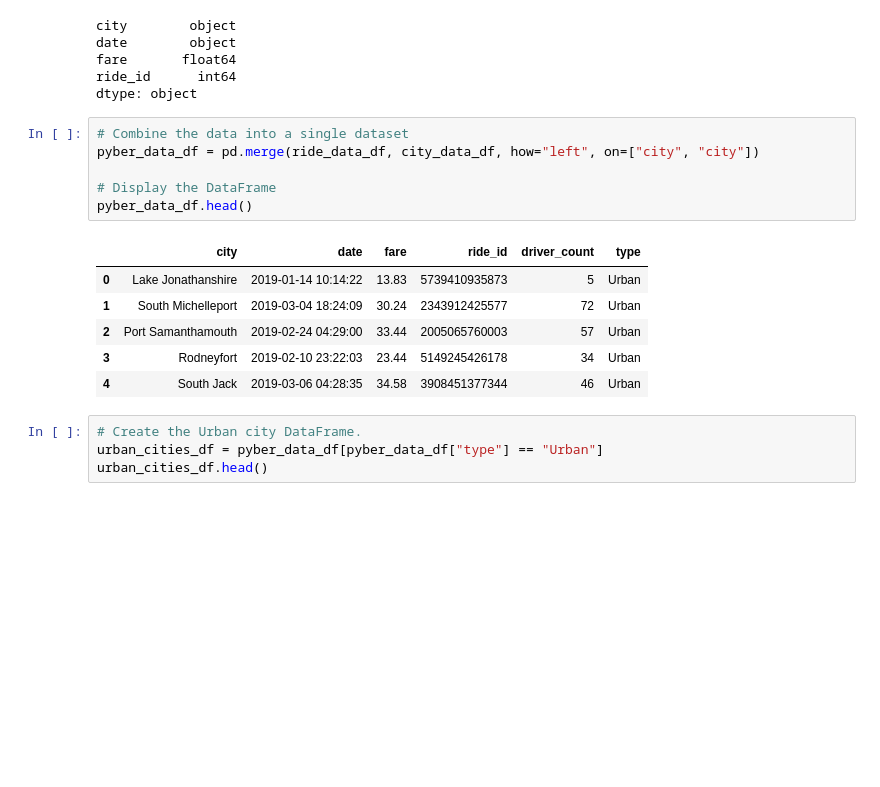
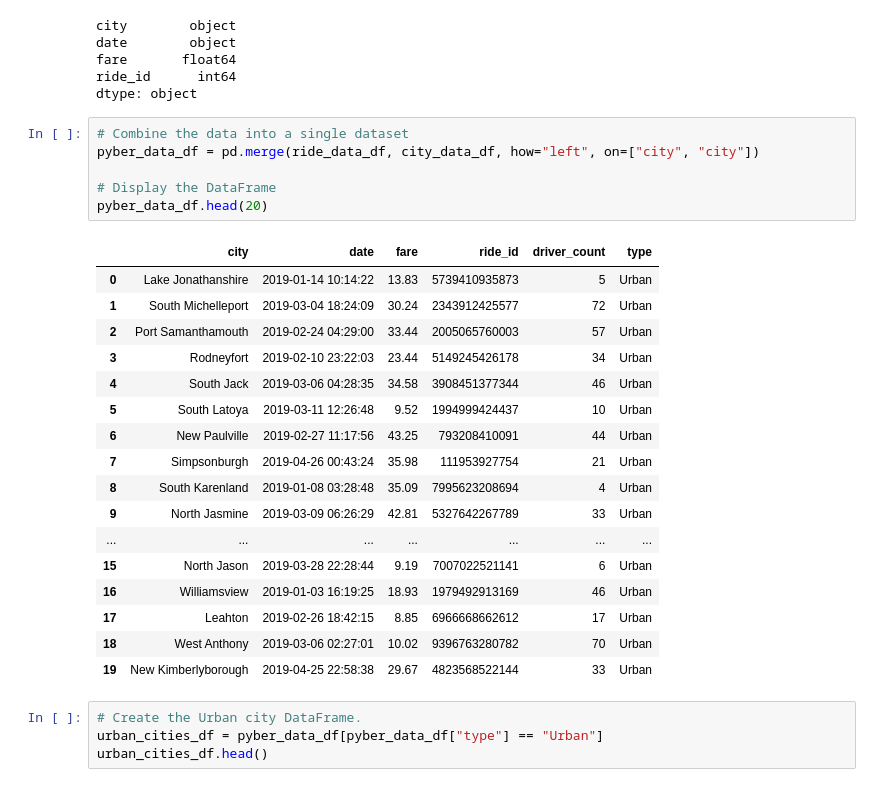
Before and after one commit to sohyunc/PyBer_Analysis, a Jupyter notebook: PyBer.ipynb, the cells around one changed output. Cells and saved outputs as stored; diff of their text form; blank space fills up the shorter version.

```diff
--- a/PyBer.ipynb
+++ b/PyBer.ipynb
@@ -105,16 +105,27 @@ dtype: object
 # %%
 # Combine the data into a single dataset
 pyber_data_df = pd.merge(ride_data_df, city_data_df, how="left", on=["city", "city"])
 
 # Display the DataFrame
-pyber_data_df.head()
+pyber_data_df.head(20)
 # %% [output]
 |  | city | date | fare | ride_id | driver_count | type |
 | 0 | Lake Jonathanshire | 2019-01-14 10:14:22 | 13.83 | 5739410935873 | 5 | Urban |
 | 1 | South Michelleport | 2019-03-04 18:24:09 | 30.24 | 2343912425577 | 72 | Urban |
 | 2 | Port Samanthamouth | 2019-02-24 04:29:00 | 33.44 | 2005065760003 | 57 | Urban |
 | 3 | Rodneyfort | 2019-02-10 23:22:03 | 23.44 | 5149245426178 | 34 | Urban |
 | 4 | South Jack | 2019-03-06 04:28:35 | 34.58 | 3908451377344 | 46 | Urban |
+| 5 | South Latoya | 2019-03-11 12:26:48 | 9.52 | 1994999424437 | 10 | Urban |
+| 6 | New Paulville | 2019-02-27 11:17:56 | 43.25 | 793208410091 | 44 | Urban |
+| 7 | Simpsonburgh | 2019-04-26 00:43:24 | 35.98 | 111953927754 | 21 | Urban |
+| 8 | South Karenland | 2019-01-08 03:28:48 | 35.09 | 7995623208694 | 4 | Urban |
+| 9 | North Jasmine | 2019-03-09 06:26:29 | 42.81 | 5327642267789 | 33 | Urban |
+| ... | ... | ... | ... | ... | ... | ... |
+| 15 | North Jason | 2019-03-28 22:28:44 | 9.19 | 7007022521141 | 6 | Urban |
+| 16 | Williamsview | 2019-01-03 16:19:25 | 18.93 | 1979492913169 | 46 | Urban |
+| 17 | Leahton | 2019-02-26 18:42:15 | 8.85 | 6966668662612 | 17 | Urban |
+| 18 | West Anthony | 2019-03-06 02:27:01 | 10.02 | 9396763280782 | 70 | Urban |
+| 19 | New Kimberlyborough | 2019-04-25 22:58:38 | 29.67 | 4823568522144 | 33 | Urban |
 # %%
 # Create the Urban city DataFrame.
 urban_cities_df = pyber_data_df[pyber_data_df["type"] == "Urban"]
```
Also changed, not shown: 3 other files.
